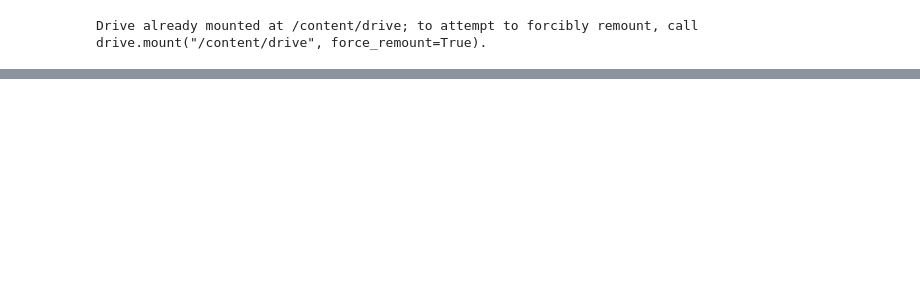
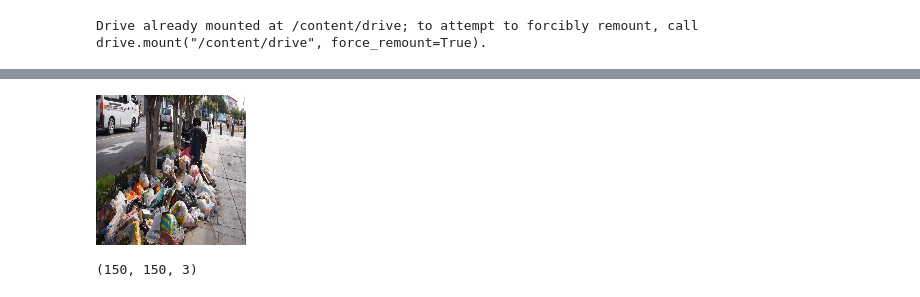
Before and after one commit to cvillarr123/appinventorGoogle, a Jupyter notebook: notebooks/pruebaflask.ipynb, the cells around one changed output, grey strips where cells are left out. Drawn from its saved outputs; the diff is of its cells as text; code cells hidden in the pictures; blank space fills up the shorter version.

```diff
--- a/notebooks/pruebaflask.ipynb
+++ b/notebooks/pruebaflask.ipynb
@@ -25,0 +74,6 @@ path='/content/drive/My Drive/uploadImage/'
+# %%
+img = keras.preprocessing.image.load_img(imagenaclasificar, target_size = (150, 150) )
+# %%
+img
+# %% [output]
+[figure, added]
@@ -25,0 +82,4 @@ path='/content/drive/My Drive/uploadImage/'
+# %%
+ggArregloNumpyImagen.shape
+# %% [output]
+(150, 150, 3)
```
Also changed, not shown: parts of 26 cells of this notebook.
